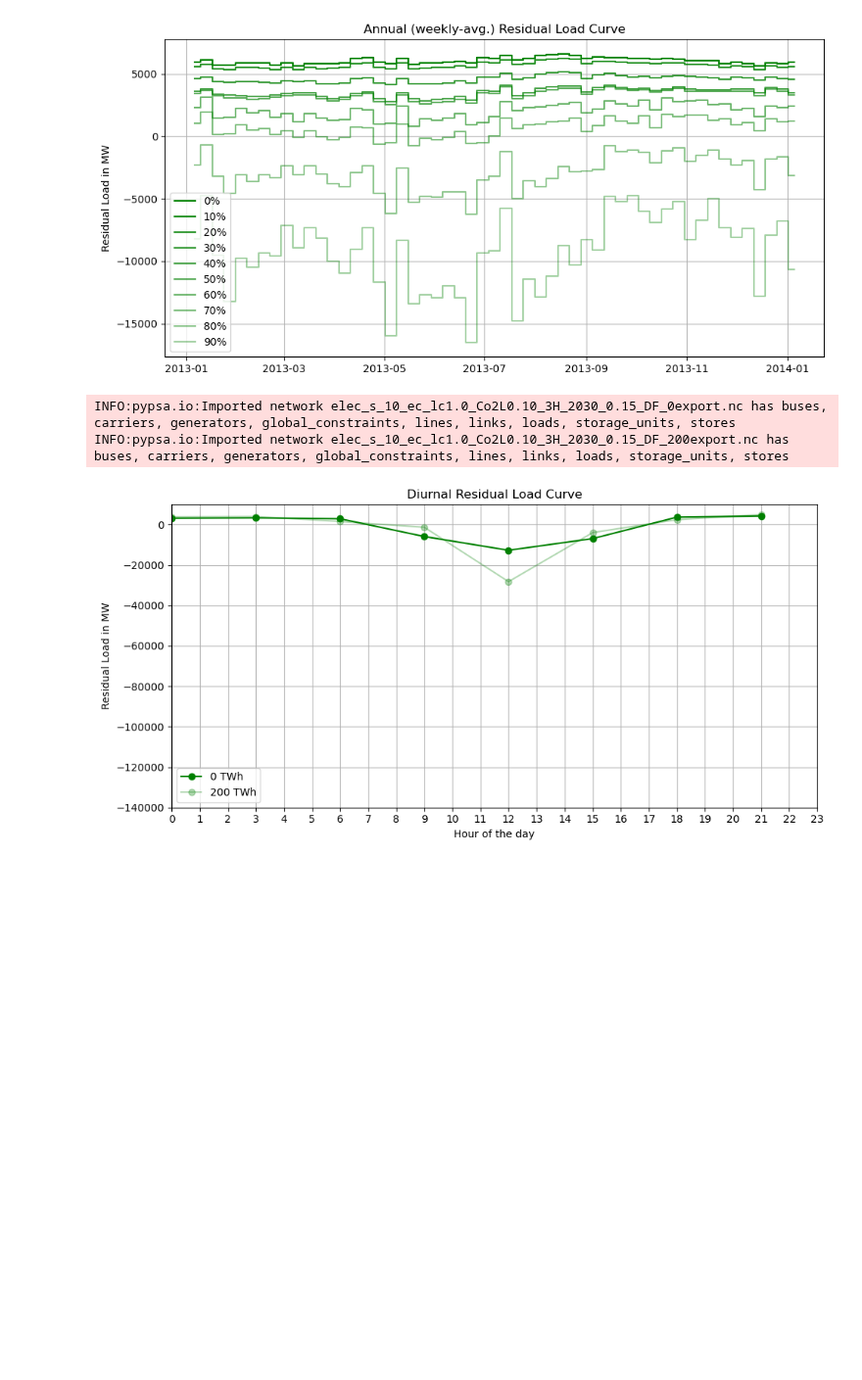
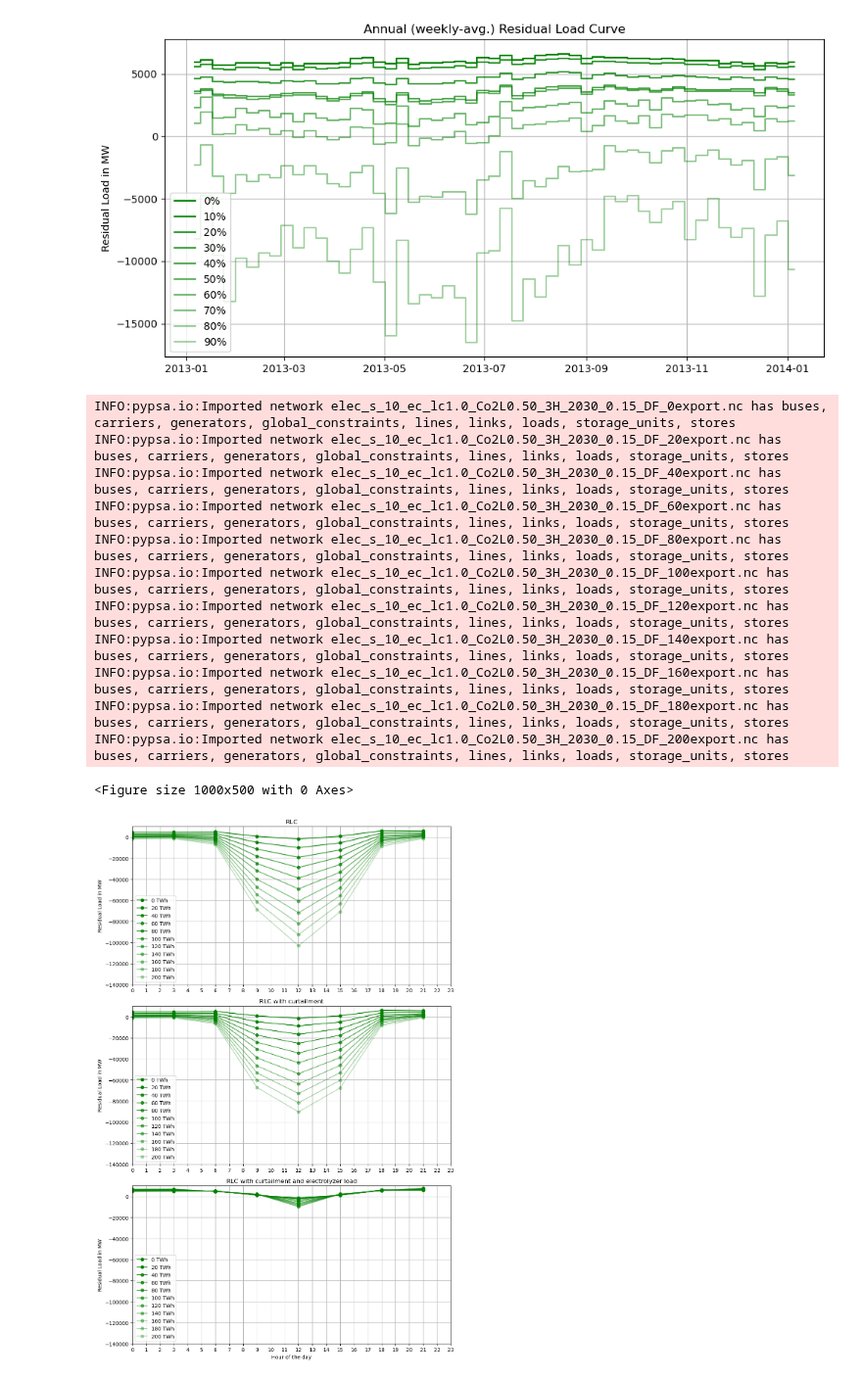
Before and after one commit to energyLS/aldehyde, a Jupyter notebook: workflow/notebooks/plot_rldc.ipynb, the cells around one changed output. Shown at 98% size. Saved outputs shown, nothing was run; the diff lists cells and outputs as text; code cells hidden in the pictures; blank space fills up the shorter version.

Commit message:
feat: finalize rlc plots with export variation

```diff
--- a/workflow/notebooks/plot_rldc.ipynb
+++ b/workflow/notebooks/plot_rldc.ipynb
@@ -182,45 +182,66 @@ INFO:pypsa.io:Imported network elec_s_10_ec_lc1.0_Co2L0.10_1H_2030_0.15_DF_0expo
 [figure]
 # %%
 #resampling = "H"
-incl_curtailment = True
-incl_hy_load = True
-m = "0.10"
+# incl_curtailment = True
+# incl_hy_load = True
+m = "0.50"
 export = [0, 20, 40, 60, 80, 100, 120, 140, 160, 180, 200]
 
 
 fig = plt.figure(figsize=(10, 5))
+fig, axs = plt.subplots(3, 1, figsize=(10, 15))
 
 # Get and plot the data
 for ex in export:
 
     path = "elec_s_10_ec_lc1.0_Co2L" + m + "_3H_2030_0.15_DF_" + str(ex) + "export.nc"
     n = pypsa.Network(prefix + path)
 
-    rlc = calculate_rlc(n, resample=False, incl_curtailment=incl_curtailment, incl_hy_load=incl_hy_load, time_sorted=False)
+    rlc = calculate_rlc(n, resample=False, incl_curtailment=False, incl_hy_load=False, time_sorted=False)
     average_day = rlc.groupby(rlc.index.hour).mean()
-    #rlc.plot(label=str(reverse_mitigation(eval(m))) + "%", color="green", alpha=1-reverse_mitigation(eval(m))*0.007)
+    axs[0].plot(average_day.index, average_day, marker='o', label=str(ex) + " TWh", color="green", alpha=1-(ex/200)*0.7)
+    axs[0].set_title("RLC")
 
-    plt.plot(average_day.index, average_day, marker='o', label=str(ex) + " TWh", color="green", alpha=1-(ex/200)*0.7)
+    rlc = calculate_rlc(n, resample=False, incl_curtailment=True, incl_hy_load=False, time_sorted=False)
+    average_day = rlc.groupby(rlc.index.hour).mean()
+    axs[1].plot(average_day.index, average_day, marker='o', label=str(ex) + " TWh", color="green", alpha=1-(ex/200)*0.7)
+    axs[1].set_title("RLC with curtailment")
 
-# Add a title
-plt.title("Diurnal Residual Load Curve")
+    rlc = calculate_rlc(n, resample=False, incl_curtailment=True, incl_hy_load=True, time_sorted=False)
+    average_day = rlc.groupby(rlc.index.hour).mean()
+    axs[2].plot(average_day.index, average_day, marker='o', label=str(ex) + " TWh", color="green", alpha=1-(ex/200)*0.7)
+    axs[2].set_title("RLC with curtailment and electrolyzer load")
+
+
 
 # Add axis labels
+for ax in axs.flat:
+    ax.set(ylabel='Residual Load in MW')
+    ax.set_xlim(0, 23)
+    ax.set_ylim(-140_000, 10_000)
+    ax.set_xticks(range(0, 24))
+    ax.grid()
+    ax.legend(loc="lower left")
+
 plt.xlabel('Hour of the day')
-plt.ylabel("Residual Load in MW")
-plt.xlim(0, 23)
-plt.ylim(-140_000, 10_000)
-plt.xticks(range(0, 24))
-plt.legend(loc="lower left")
-plt.grid()
 
 plt.tight_layout()
-plt.savefig(output + "rlc_diurnal" + "_inclCurt" + str(incl_curtailment) + "_incl_hy_load" + str(incl_hy_load) + "_m" + m + ".pdf")
+plt.savefig(output + "rlc_diurnal" + "_m" + m + ".pdf")
 plt.show()
 # %% [output]
-INFO:pypsa.io:Imported network elec_s_10_ec_lc1.0_Co2L0.10_3H_2030_0.15_DF_0export.nc has buses, carriers, generators, global_constraints, lines, links, loads, storage_units, stores
-INFO:pypsa.io:Imported network elec_s_10_ec_lc1.0_Co2L0.10_3H_2030_0.15_DF_200export.nc has buses, carriers, generators, global_constraints, lines, links, loads, storage_units, stores
+INFO:pypsa.io:Imported network elec_s_10_ec_lc1.0_Co2L0.50_3H_2030_0.15_DF_0export.nc has buses, carriers, generators, global_constraints, lines, links, loads, storage_units, stores
+INFO:pypsa.io:Imported network elec_s_10_ec_lc1.0_Co2L0.50_3H_2030_0.15_DF_20export.nc has buses, carriers, generators, global_constraints, lines, links, loads, storage_units, stores
+INFO:pypsa.io:Imported network elec_s_10_ec_lc1.0_Co2L0.50_3H_2030_0.15_DF_40export.nc has buses, carriers, generators, global_constraints, lines, links, loads, storage_units, stores
+INFO:pypsa.io:Imported network elec_s_10_ec_lc1.0_Co2L0.50_3H_2030_0.15_DF_60export.nc has buses, carriers, generators, global_constraints, lines, links, loads, storage_units, stores
+INFO:pypsa.io:Imported network elec_s_10_ec_lc1.0_Co2L0.50_3H_2030_0.15_DF_80export.nc has buses, carriers, generators, global_constraints, lines, links, loads, storage_units, stores
+INFO:pypsa.io:Imported network elec_s_10_ec_lc1.0_Co2L0.50_3H_2030_0.15_DF_100export.nc has buses, carriers, generators, global_constraints, lines, links, loads, storage_units, stores
+INFO:pypsa.io:Imported network elec_s_10_ec_lc1.0_Co2L0.50_3H_2030_0.15_DF_120export.nc has buses, carriers, generators, global_constraints, lines, links, loads, storage_units, stores
+INFO:pypsa.io:Imported network elec_s_10_ec_lc1.0_Co2L0.50_3H_2030_0.15_DF_140export.nc has buses, carriers, generators, global_constraints, lines, links, loads, storage_units, stores
+INFO:pypsa.io:Imported network elec_s_10_ec_lc1.0_Co2L0.50_3H_2030_0.15_DF_160export.nc has buses, carriers, generators, global_constraints, lines, links, loads, storage_units, stores
+INFO:pypsa.io:Imported network elec_s_10_ec_lc1.0_Co2L0.50_3H_2030_0.15_DF_180export.nc has buses, carriers, generators, global_constraints, lines, links, loads, storage_units, stores
+INFO:pypsa.io:Imported network elec_s_10_ec_lc1.0_Co2L0.50_3H_2030_0.15_DF_200export.nc has buses, carriers, generators, global_constraints, lines, links, loads, storage_units, stores
+<Figure size 1000x500 with 0 Axes>
-[figure, old version]
+[figure, new version]
 # %%
 #resampling = "H"
 incl_curtailed = True
```
